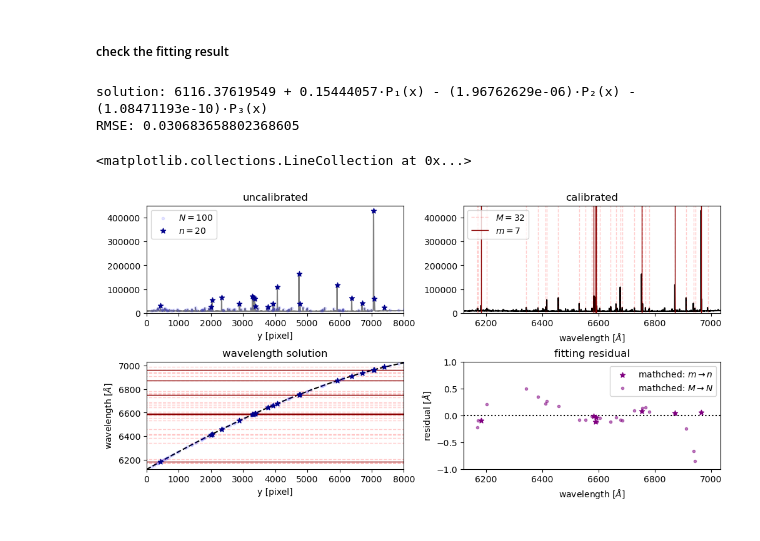
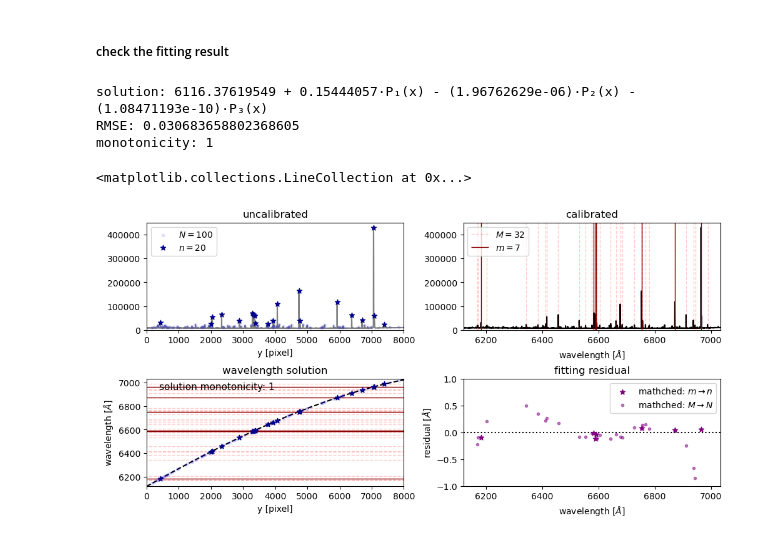
Before and after one commit to AMASE-Project/amasewavcal, a Jupyter notebook: examples/tutorial.ipynb, the cells around one changed output. Drawn from its saved outputs; the diff is of its cells as text; code cells hidden in the pictures.

Commit message:
Add monotonicity check for wavelength solution.

```diff
--- a/examples/tutorial.ipynb
+++ b/examples/tutorial.ipynb
@@ -64,11 +64,10 @@ full_search = True
 parallel = True
 n_jobs = -1
 backend = 'loky'
-y_coor_min = 0.
-y_coor_max = 9600.
+peak_y_coor_lim = [0, 9600]
 # %%
 calibrator = MmNn(
-    M_known_wls, m_known_wls, N_peak_ys, n_peak_ys,
+    M_known_wls, m_known_wls, N_peak_ys, n_peak_ys, peak_y_coor_lim=peak_y_coor_lim,
     deg=deg, poly_form=poly_form, wl_increases_with_y=wl_increases_with_y,
 )
 # %%
@@ -89,10 +86,12 @@ Wall time: 1min 36s
 # %%
 print('solution:', calibrator.solution)
 print('RMSE:', calibrator.solution_rmse)
+print('monotonicity:', calibrator.solution_monotonicity)  # 1 if wl increases with y, -1 if decreases, and 0 if not monotonic.
 # %% [output]
 solution: 6116.37619549 + 0.15444057·P₁(x) - (1.96762629e-06)·P₂(x) -
 (1.08471193e-10)·P₃(x)
 RMSE: 0.030683658802368605
+monotonicity: 1
 # %%
 spectrum_wls = calibrator.solution(spectrum_ys)
 # %%
@@ -157,6 +156,8 @@ ax.plot(data_x, data_y, color='black', linestyle='dashed')
 ax.set_title('wavelength solution')
 ax.set_xlabel('y [pixel]')
 ax.set_ylabel(r'wavelength [$\AA$]')
+info = f'solution monotonicity: {calibrator.solution_monotonicity:d}'
+ax.text(0.05, 0.90, s=info, color='black', fontsize=11., transform=ax.transAxes)
 
 # solution: N peaks
 ax = axes[1, 0]
@@ -181,31 +182,31 @@ data_x = m_matched_peak_wls
 data_y = m_matched_peak_wls - m_known_wls
 ax.scatter(data_x, data_y, marker='*', color='purple', zorder=1000, label=r'mathched: $m \rightarrow n$')
 ax.set_title('fitting residual')
 
 # residuals: matched M
 ax = axes[1, 1]
 data_x = M_matched_peak_wls
 data_y = M_matched_peak_wls - M_known_wls
 ax.scatter(data_x, data_y, marker='.', color='purple', alpha=0.5, label=r'mathched: $M \rightarrow N$')
 
 # settings
 ax = axes[0, 0]
 ax.legend(loc='upper left')
 ax.set_xlim(y_coor_lim)
 ax = axes[0, 1]
 ax.legend(loc='upper left')
 ax.set_xlim(wl_lim)
 ax = axes[1, 0]
 ax.set_xlim(y_coor_lim)
 ax.set_ylim(wl_lim)
 # ax.legend(loc='upper left')
 ax = axes[1, 1]
 ax.legend(loc='upper right')
 ax.set_xlabel(r'wavelength [$\AA$]')
 ax.set_xlim(wl_lim)
 ax.set_ylabel(r'residual [$\AA$]')
 ax.set_ylim([-1., 1.])
 ax.hlines(0., ax.get_xlim()[0], ax.get_xlim()[1], color='black', linestyle='dotted')
 # %% [output]
 <matplotlib.collections.LineCollection at 0x...>
-[figure, old version]
+[figure, new version]
```
Also changed, not shown: parts of 1 cell of this notebook, 2 other files.
